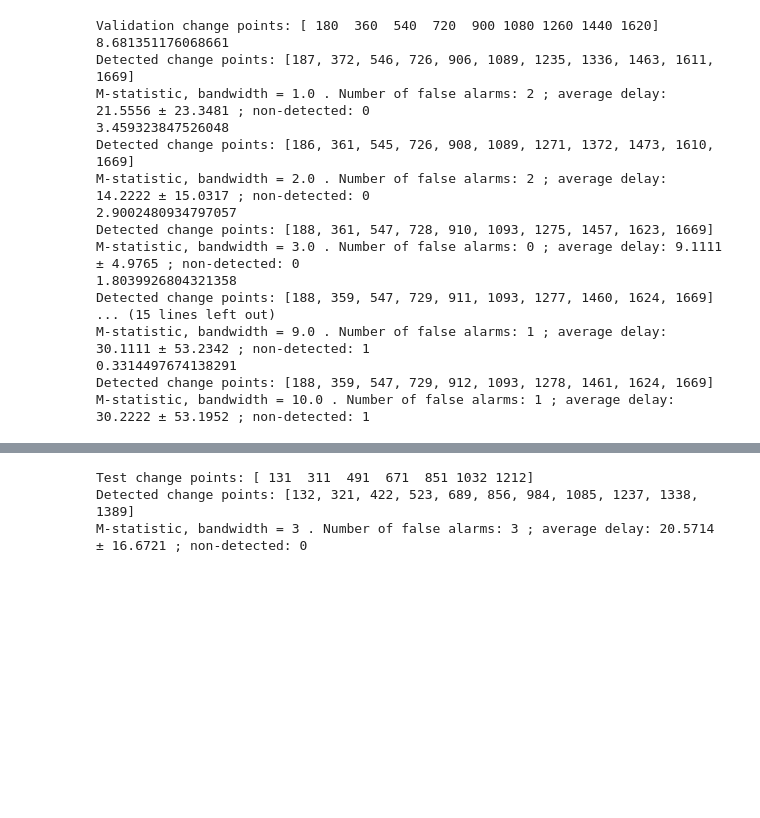
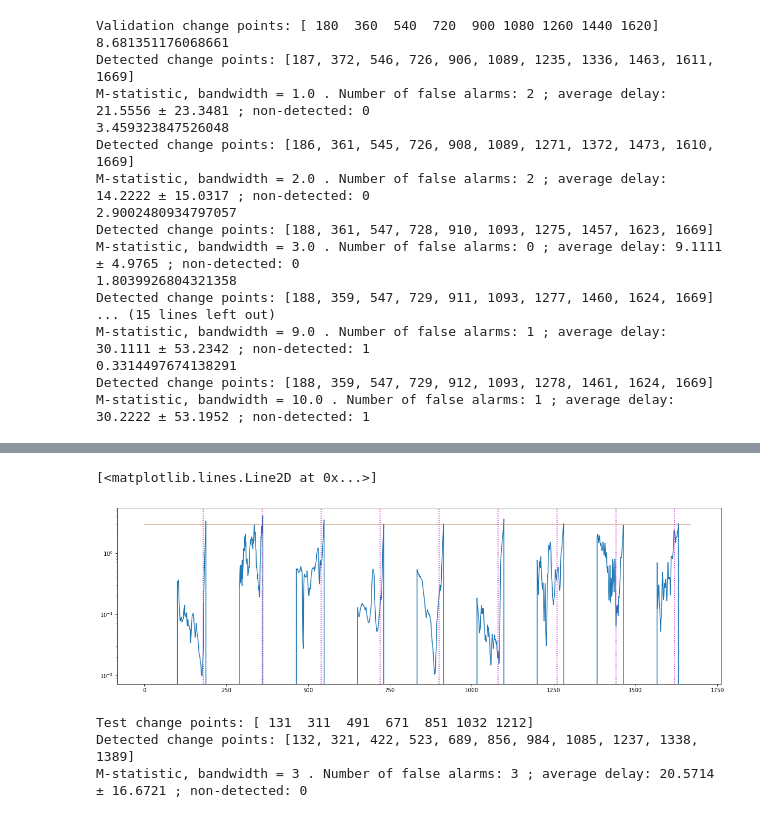
Before and after one commit to lipperr/score_based_change_point_detection, a Jupyter notebook: WISDM.ipynb, the cells around one changed output, grey strips where cells are left out. Saved outputs shown, nothing was run; the diff lists cells and outputs as text; code cells hidden in the pictures; blank space fills up the shorter version.

```diff
--- a/WISDM.ipynb
+++ b/WISDM.ipynb
@@ -1331,5 +1346,17 @@ Validation change points: [ 180  360  540  720  900 1080 1260 1440 1620]
 Detected change points: [188, 361, 547, 728, 910, 1093, 1275, 1457, 1623, 1669]
 M-statistic, bandwidth = 3 . Number of false alarms: 0 ; average delay: 9.1111 ± 4.9765 ; non-detected: 0
+# %%
+# Plot the test statistic on the test set
+# Pink dotted lines correspond to true change points
+plt.figure(figsize=(20, 6))
+plt.plot(S_mmd)
+plt.yscale('log')
+for i in range(len(change_points_val)):
+    plt.axvline(change_points_val[i], c='m', ls=':')
+plt.plot([z] * data_val.shape[0], color='#aa6c39', lw=1)#, label="threshold")
+# %% [output]
+[<matplotlib.lines.Line2D at 0x...>]
+[figure, added]
 # %%
 #----------------------------------------------------
 # Step 3: detect changes on the test part
```
Also changed, not shown: parts of 29 cells of this notebook, 5 other files.
